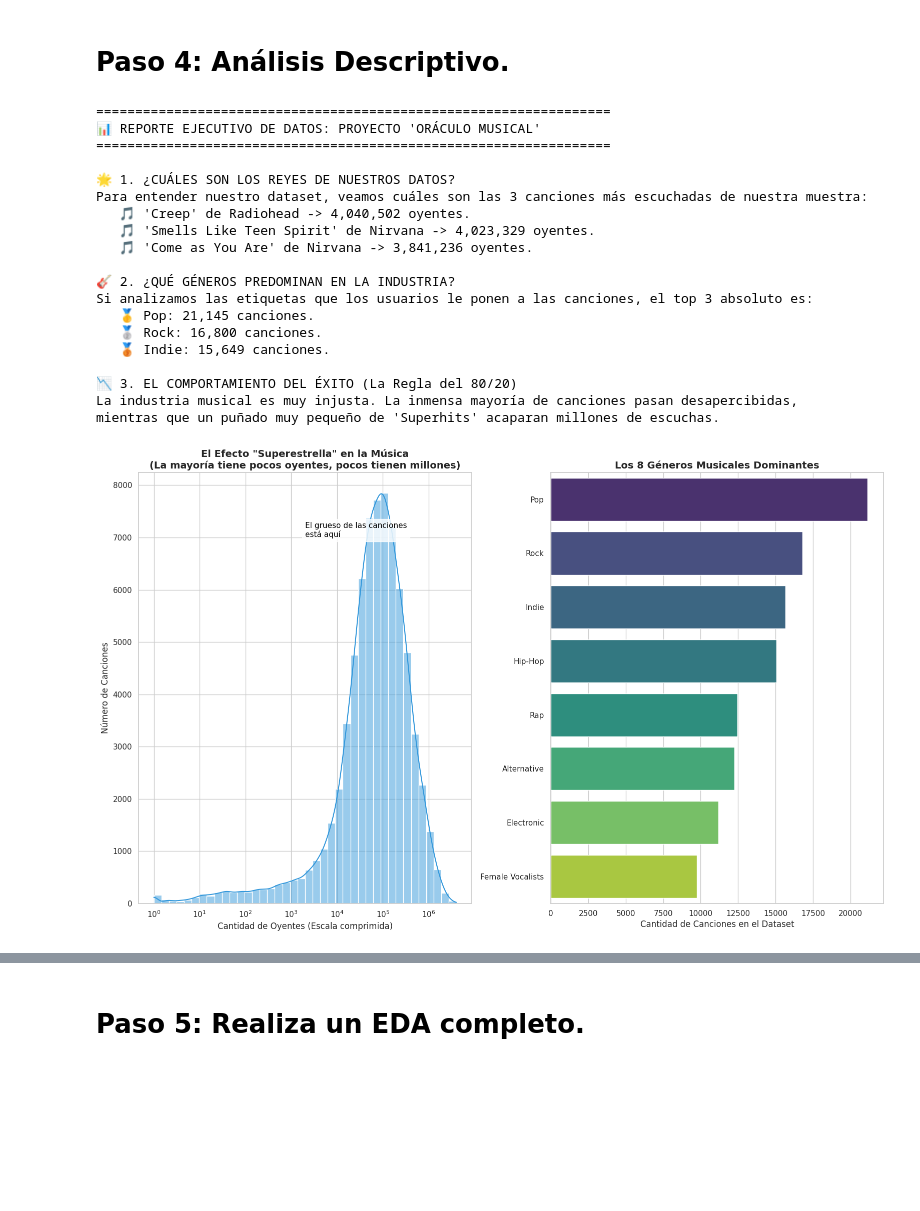
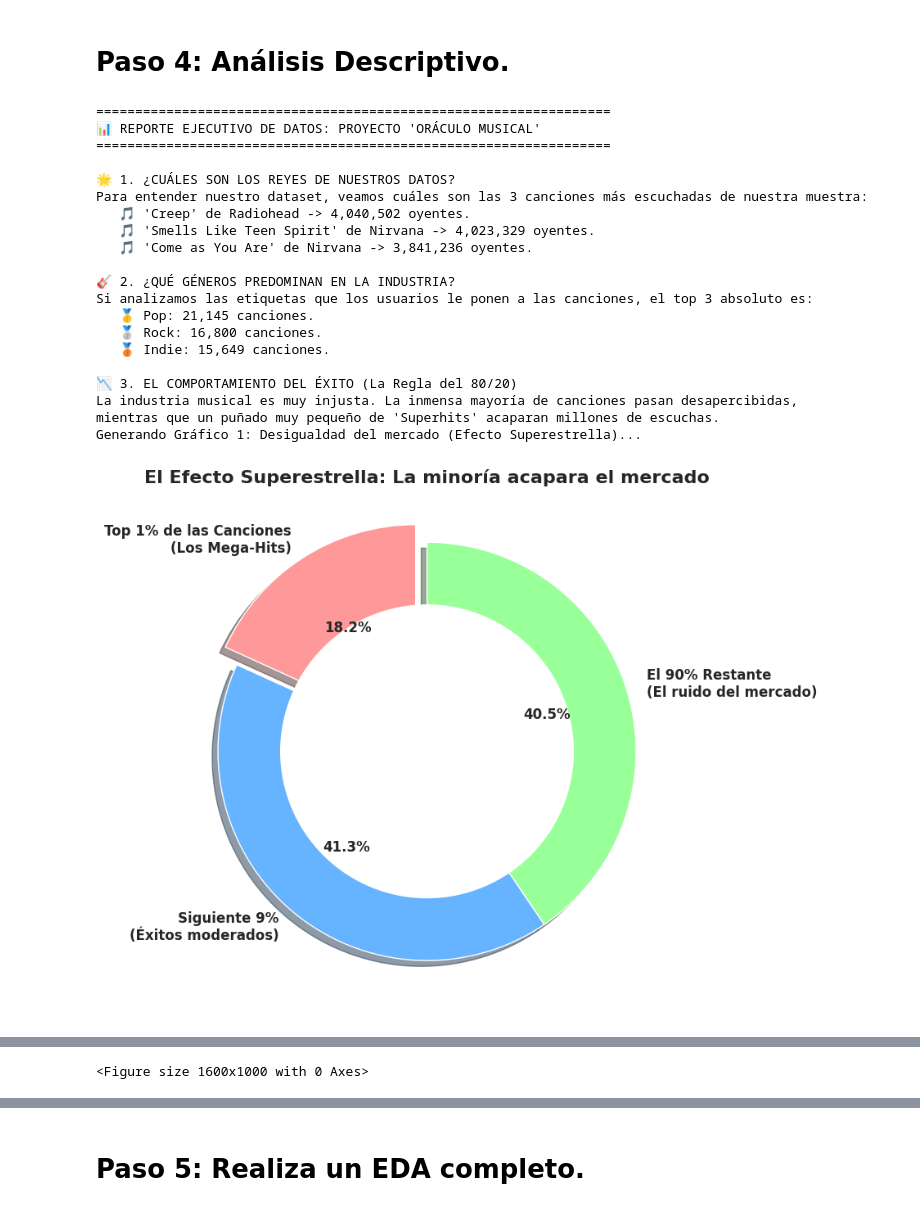
Before and after one commit to javiercriao5-creator/Criao-javier-proyecto-final, a Jupyter notebook: src/explore.ipynb, the cells around one changed output, grey strips where cells are left out. Saved outputs shown, nothing was run; the diff lists cells and outputs as text; code cells hidden in the pictures; blank space fills up the shorter version.

Commit message:
Refactorización final: Textos de negocio y gráficos corporativos listos para presentación

```diff
--- a/src/explore.ipynb
+++ b/src/explore.ipynb
@@ -457,12 +410,11 @@ import matplotlib.pyplot as plt
 import seaborn as sns
 from scipy import stats
 
-# Configuración de estilo visual profesional para las gráficas
+# Configuración de estilo visual
 sns.set_theme(style="whitegrid")
 plt.rcParams['figure.figsize'] = (16, 10)
 
-# Cargamos los datos limpios
-ARCHIVO_FINAL = 'dataset_lastfm_ML_listo.csv'
+ARCHIVO_FINAL = '../dataset_lastfm_ML_listo.csv'
 df = pd.read_csv(ARCHIVO_FINAL)
 
 print("==================================================================")
@@ -495,23 +447,66 @@ print("\n📉 3. EL COMPORTAMIENTO DEL ÉXITO (La Regla del 80/20)")
 print("La industria musical es muy injusta. La inmensa mayoría de canciones pasan desapercibidas,")
 print("mientras que un puñado muy pequeño de 'Superhits' acaparan millones de escuchas.")
 
-# Creamos una figura con 2 subgráficos
-fig, ejes = plt.subplots(1, 2)
 
-# Gráfico 1: El efecto "Superestrella"
-sns.histplot(df['oyentes'], bins=40, ax=ejes[0], color='#3498db', log_scale=True, kde=True)
-ejes[0].set_title('El Efecto "Superestrella" en la Música\n(La mayoría tiene pocos oyentes, pocos tienen millones)', fontsize=14, fontweight='bold')
-ejes[0].set_xlabel('Cantidad de Oyentes (Escala comprimida)', fontsize=12)
-ejes[0].set_ylabel('Número de Canciones', fontsize=12)
-# Anotación explicativa en el gráfico
-ejes[0].text(0.5, 0.85, 'El grueso de las canciones\nestá aquí', transform=ejes[0].transAxes, fontsize=11, color='black', bbox=dict(facecolor='white', alpha=0.8))
+# Gráfico 1: El Efecto "Superestrella"
+print("Generando Gráfico 1: Desigualdad del mercado (Efecto Superestrella)...")
 
-# Gráfico 2: Los géneros más populares
-sns.barplot(x=frecuencia_generos.values, y=nombres_limpios, ax=ejes[1], palette='viridis', hue=nombres_limpios, legend=False)
-ejes[1].set_title('Los 8 Géneros Musicales Dominantes', fontsize=14, fontweight='bold')
-ejes[1].set_xlabel('Cantidad de Canciones en el Dataset', fontsize=12)
-ejes[1].set_ylabel('')
+# Ordenamos todas las canciones de más a menos reproducciones
+df_ordenado = df.sort_values(by='reproducciones', ascending=False)
+total_canciones = len(df_ordenado)
 
+# Calculamos los cortes (Top 1%, Siguiente 9%, y el 90% restante)
+corte_1_pct = int(total_canciones * 0.01)
+corte_10_pct = int(total_canciones * 0.10)
+
+# Sumamos las reproducciones de cada bloque
+rep_top_1 = df_ordenado.iloc[:corte_1_pct]['reproducciones'].sum()
+rep_top_9 = df_ordenado.iloc[corte_1_pct:corte_10_pct]['reproducciones'].sum()
+rep_resto = df_ordenado.iloc[corte_10_pct:]['reproducciones'].sum()
+
+# Preparamos los datos para el gráfico de tarta/donut
+etiquetas = [f'Top 1% de las Canciones\n(Los Mega-Hits)',
+             f'Siguiente 9%\n(Éxitos moderados)',
+             f'El 90% Restante\n(El ruido del mercado)']
+valores = [rep_top_1, rep_top_9, rep_resto]
+colores = ['#ff9999','#66b3ff','#99ff99']
+explosion = (0.1, 0, 0) # Hacemos que el Top 1% resalte (salga hacia afuera)
+
+# Dibujamos el gráfico
+fig, ax = plt.subplots(figsize=(10, 7))
+ax.pie(valores, explode=explosion, labels=etiquetas, colors=colores, autopct='%1.1f%%',
+        shadow=True, startangle=90, textprops={'fontsize': 12, 'weight': 'bold'})
+
+# Añadimos un círculo blanco en el centro para convertirlo en Donut (visualmente más moderno)
+centro_circulo = plt.Circle((0,0),0.70,fc='white')
+fig.gca().add_artist(centro_circulo)
+
+plt.title('El Efecto Superestrella: La minoría acapara el mercado', fontsize=16, fontweight='bold')
+plt.tight_layout()
+plt.show()
+
+# Gráfico 2 modificado: Reproducciones Totales por Género
+print("Generando Gráfico 2: Géneros por Reproducciones Totales...")
+
+# Sumamos las reproducciones totales por cada género (multiplicando la columna binaria por las reproducciones reales)
+reproducciones_por_genero = {}
+for tag in columnas_tags:
+    # Solo suma las reproducciones donde el tag es 1
+    reproducciones_por_genero[tag] = df[df[tag] == 1]['reproducciones'].sum()
+
+# Convertimos a DataFrame para graficar fácilmente
+df_plot = pd.DataFrame(list(reproducciones_por_genero.items()), columns=['Genero', 'Reproducciones Totales'])
+df_plot['Genero'] = df_plot['Genero'].str.replace('tag_', '').str.title()
+df_plot = df_plot.sort_values(by='Reproducciones Totales', ascending=False).head(8)
+
+# Creamos el gráfico visual
+plt.figure(figsize=(12, 6))
+sns.barplot(x='Reproducciones Totales', y='Genero', data=df_plot, palette='viridis')
+plt.title('Los 8 Géneros que Dominan la Industria (Por Volumen de Reproducciones)', fontsize=14, fontweight='bold')
+plt.xlabel('Miles de Millones de Reproducciones', fontsize=12)
+plt.ylabel('')
+plt.tight_layout()
+plt.show()
 plt.tight_layout()
 plt.show()
 
@@ -530,31 +525,32 @@ t_stat, p_valor = stats.ttest_ind(ratio_hits, ratio_nohits, equal_var=False)
 print("\nTras someter los datos a una prueba matemática de contraste, el resultado es tajante:")
 if p_valor < 0.05:
     print(f"👉 LAS MATEMÁTICAS HABLAN: Los 'Hits' generan muchísima más fidelidad.")
     print(f"   - Una canción 'Normal' se repite una media de {ratio_nohits.mean():.1f} veces por persona.")
     print(f"   - Un 'Hit' mundial se repite una media de {ratio_hits.mean():.1f} veces por persona.")
     print("   CONCLUSIÓN DE NEGOCIO: Para predecir un éxito, no solo importa atraer oyentes nuevos,")
     print("   sino crear un ritmo que la gente necesite escuchar en bucle.")
 else:
     print("👉 Curiosamente, ser un 'Hit' no hace que la gente repita más la canción.")
     print("   Ambos grupos repiten la canción casi las mismas veces.")
 # %% [output]
 ==================================================================
 📊 REPORTE EJECUTIVO DE DATOS: PROYECTO 'ORÁCULO MUSICAL'
 ==================================================================
 
 🌟 1. ¿CUÁLES SON LOS REYES DE NUESTROS DATOS?
 Para entender nuestro dataset, veamos cuáles son las 3 canciones más escuchadas de nuestra muestra:
    🎵 'Creep' de Radiohead -> 4,040,502 oyentes.
    🎵 'Smells Like Teen Spirit' de Nirvana -> 4,023,329 oyentes.
    🎵 'Come as You Are' de Nirvana -> 3,841,236 oyentes.
 
 🎸 2. ¿QUÉ GÉNEROS PREDOMINAN EN LA INDUSTRIA?
 Si analizamos las etiquetas que los usuarios le ponen a las canciones, el top 3 absoluto es:
    🥇 Pop: 21,145 canciones.
    🥈 Rock: 16,800 canciones.
    🥉 Indie: 15,649 canciones.
 
 📉 3. EL COMPORTAMIENTO DEL ÉXITO (La Regla del 80/20)
 La industria musical es muy injusta. La inmensa mayoría de canciones pasan desapercibidas,
 mientras que un puñado muy pequeño de 'Superhits' acaparan millones de escuchas.
+Generando Gráfico 1: Desigualdad del mercado (Efecto Superestrella)...
-[figure, old version]
+[figure, new version]
@@ -570,0 +562 @@ Tras someter los datos a una prueba matemática de contraste, el resultado es ta
+<Figure size 1600x1000 with 0 Axes>
```
Also changed, not shown: parts of 22 cells of this notebook.
